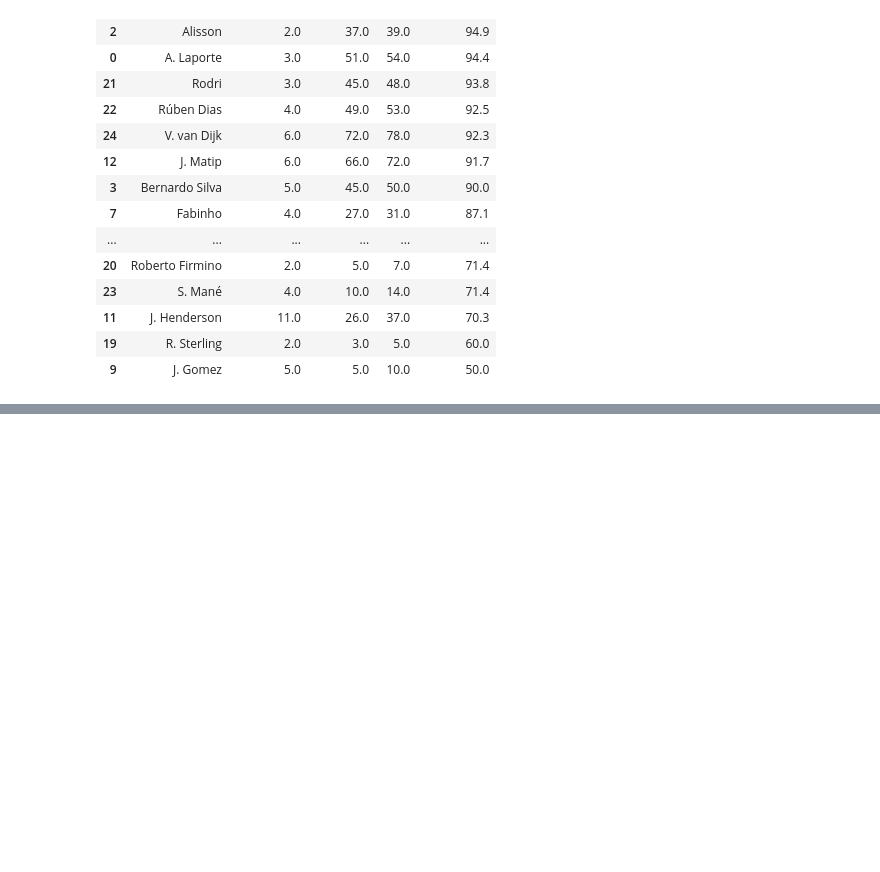
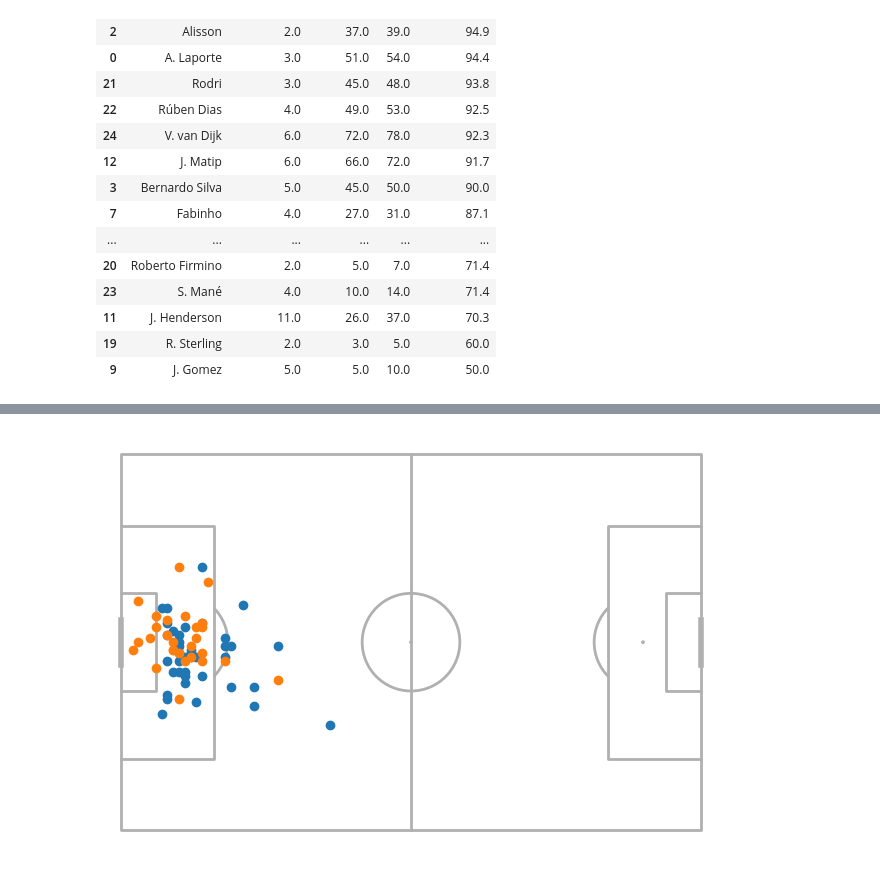
Before and after one commit to MarijnSt/intro-to-match-analysis, a Jupyter notebook: analysis.ipynb, the cells around one changed output, grey strips where cells are left out. Saved outputs shown, nothing was run; the diff lists cells and outputs as text; code cells hidden in the pictures; blank space fills up the shorter version.

```diff
--- a/analysis.ipynb
+++ b/analysis.ipynb
@@ -143,0 +136,19 @@ top_5_passes_df = passes_by_player.sort_values('total', ascending=False)[0:5]
+# %%
+from mplsoccer import Pitch, VerticalPitch
+
+# KEEPER PASSES
+# data filteren
+alisson_passes = passes_df[passes_df['playerName'] == 'Alisson']
+ederson_passes = passes_df[passes_df['playerName'] == 'Ederson']
+
+# veld tekenen
+pitch = Pitch(pitch_type = 'wyscout')
+fig, ax = pitch.draw()
+
+# data op veld zetten
+pitch.scatter(alisson_passes['originX'], alisson_passes['originY'], ax=ax)
+pitch.scatter(ederson_passes['originX'], ederson_passes['originY'], ax=ax)
+
+plt.show()
+# %% [output]
+[figure, added]
```
Also changed, not shown: parts of 2 cells of this notebook.
